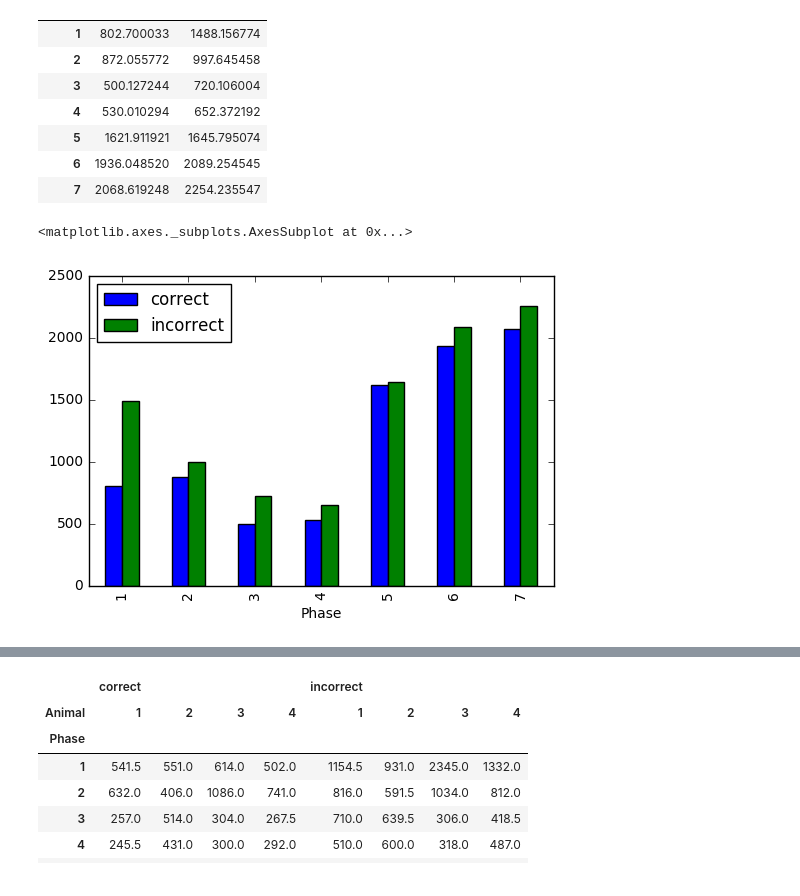
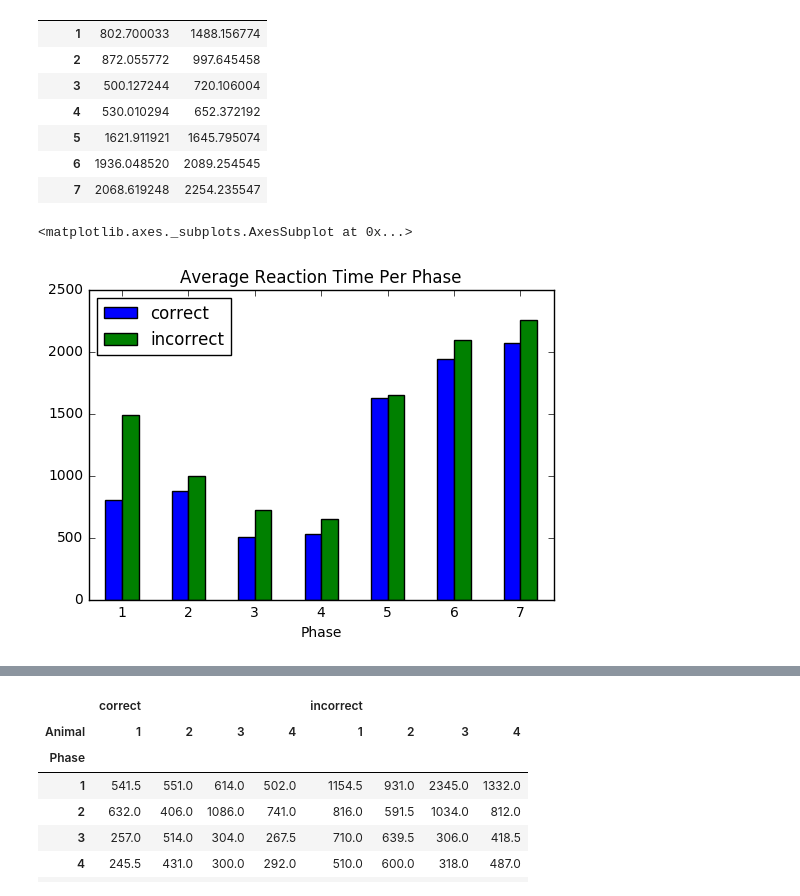
Before and after one commit to estherholleman/An-incremental-training-method-with-automated-extendable-maze-for-training-spatial-behavioral-tasks, a Jupyter notebook: Comparing Reaction Times of Correct and Incorrect Trials.ipynb, the cells around one changed output, grey strips where cells are left out. Saved outputs shown, nothing was run; the diff lists cells and outputs as text; code cells hidden in the pictures.

Commit message:
added titles and adjusted legends and axes on plots, added line plots for stats

```diff
--- a/Comparing Reaction Times of Correct and Incorrect Trials.ipynb
+++ b/Comparing Reaction Times of Correct and Incorrect Trials.ipynb
@@ -86,10 +73,10 @@ AvgAnimal
 | 6 | 1936.048520 | 2089.254545 |
 | 7 | 2068.619248 | 2254.235547 |
 # %%
-AvgAnimal.plot(kind = "bar")
+AvgAnimal.plot(kind = "bar", title = "Average Reaction Time Per Phase", rot = 0)
 # %% [output]
 <matplotlib.axes._subplots.AxesSubplot at 0x...>
-[figure, old version]
+[figure, new version]
 # %%
 StatsPerAnimal = pd.concat([rt[correct].groupby(level = "Phase").describe(),rt[incorrect].groupby(level = "Phase").describe()], axis = 1, keys =['correct','incorrect'])
 # %%
```
Also changed, not shown: parts of 7 cells of this notebook.
